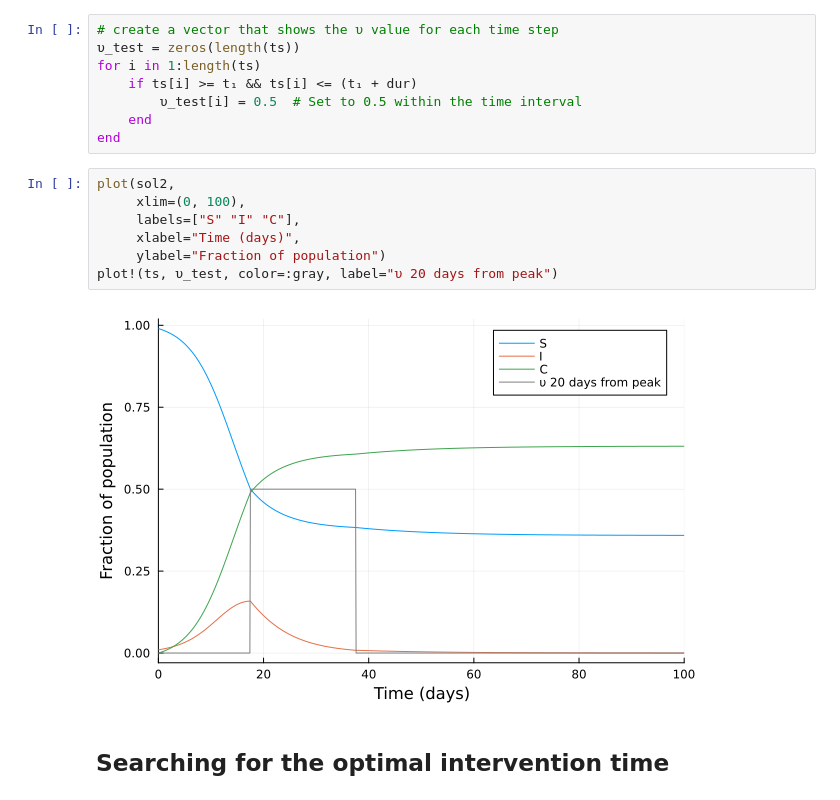
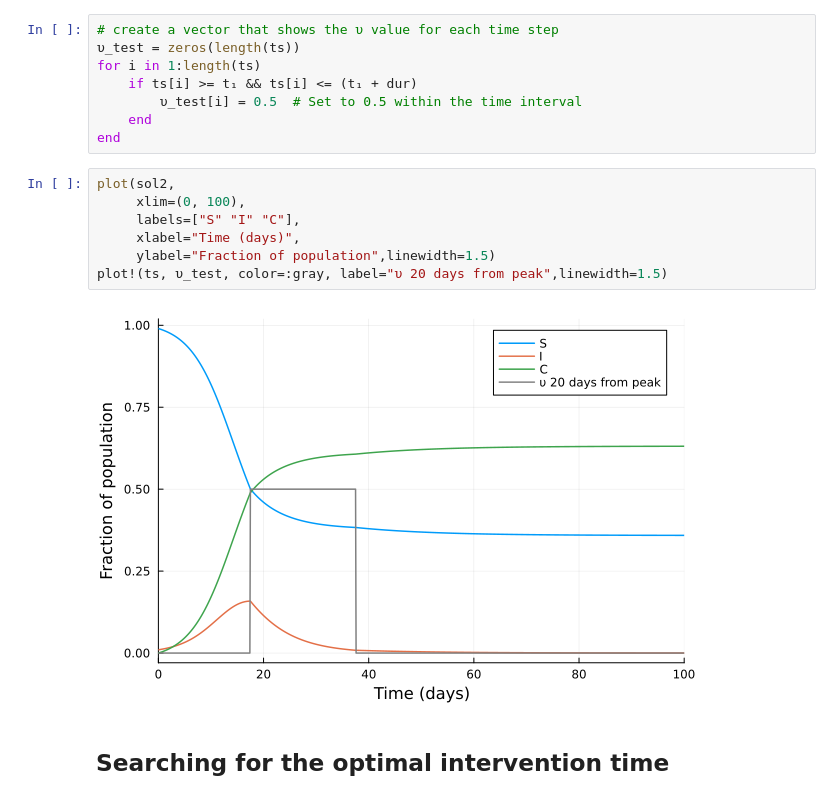
Before and after one commit to epirecipes/EpiPolicies, a Jupyter notebook: NPIs/Lockdown/SIR_lockdown_JuMP.ipynb, the cells around one changed output. Saved outputs shown, nothing was run; the diff lists cells and outputs as text.

```diff
--- a/NPIs/Lockdown/SIR_lockdown_JuMP.ipynb
+++ b/NPIs/Lockdown/SIR_lockdown_JuMP.ipynb
@@ -148,12 +148,12 @@ end
 # %%
 plot(sol2,
      xlim=(0, 100),
      labels=["S" "I" "C"],
      xlabel="Time (days)",
-     ylabel="Fraction of population")
-plot!(ts, υ_test, color=:gray, label="υ 20 days from peak")
+     ylabel="Fraction of population",linewidth=1.5)
+plot!(ts, υ_test, color=:gray, label="υ 20 days from peak",linewidth=1.5)
 # %% [output]
-[figure, old version]
+[figure, new version]
 # %% [markdown]
 ## Searching for the optimal intervention time
 # %% [markdown]
```
Also changed, not shown: parts of 4 cells of this notebook, 45 other files.
